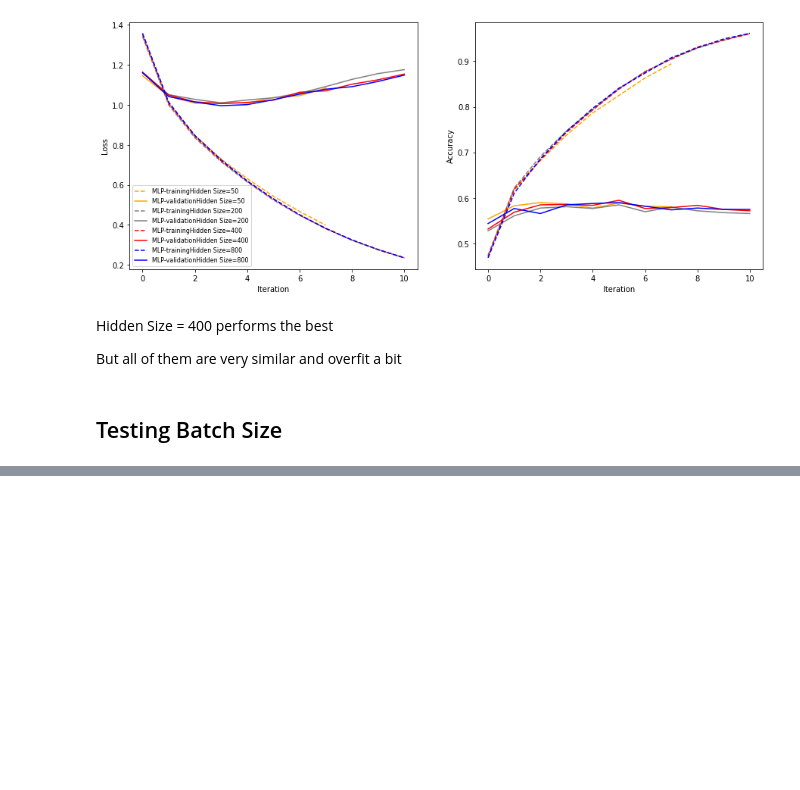
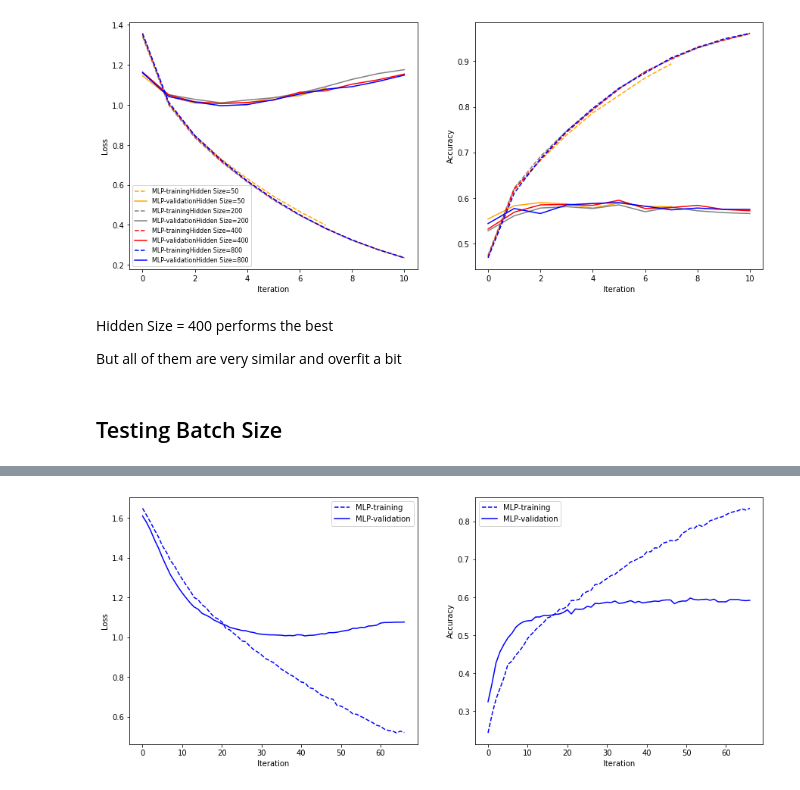
Before and after one commit to nikhilnanda21/yelp-is-all-you-need, a Jupyter notebook: Project1/4332_P1_MLP_DataGenerator.ipynb, the cells around one changed output, grey strips where cells are left out. Cells and saved outputs as stored; diff of their text form; code cells hidden in the pictures; blank space fills up the shorter version.

Commit message:
fine tuning hyperparameters to get better val accuracy

```diff
--- a/Project1/4332_P1_MLP_DataGenerator.ipynb
+++ b/Project1/4332_P1_MLP_DataGenerator.ipynb
@@ -1593,7 +1595,7 @@ But all of them are very similar and overfit a bit
 # %% [markdown]
 ## Testing Batch Size
 # %%
-batch_size_list = [32, 64, 100, 256]
+batch_size_list = [128, 256]
 batch_histories = []
 
 for b in batch_size_list:
@@ -1670,0 +1741,17 @@ Batch size 64 performs better
+# %%
+plt.figure(figsize=(15,6))
+plt.subplot(1,2,1)
+plt.plot(best_1_history.history["loss"], label="MLP-training", color="blue", linestyle="dashed")
+plt.plot(best_1_history.history["val_loss"], label="MLP-validation", color="blue")
+plt.xlabel("Iteration")
+plt.ylabel("Loss")
+plt.legend()
+plt.subplot(1,2,2)
+plt.plot(best_1_history.history["accuracy"], label="MLP-training", color="blue", linestyle="dashed")
+plt.plot(best_1_history.history["val_accuracy"], label="MLP-validation", color="blue")
+plt.xlabel("Iteration")
+plt.ylabel("Accuracy")
+plt.legend()
+plt.show()
+# %% [output]
+[figure, added]
```
Also changed, not shown: parts of 9 cells of this notebook.
